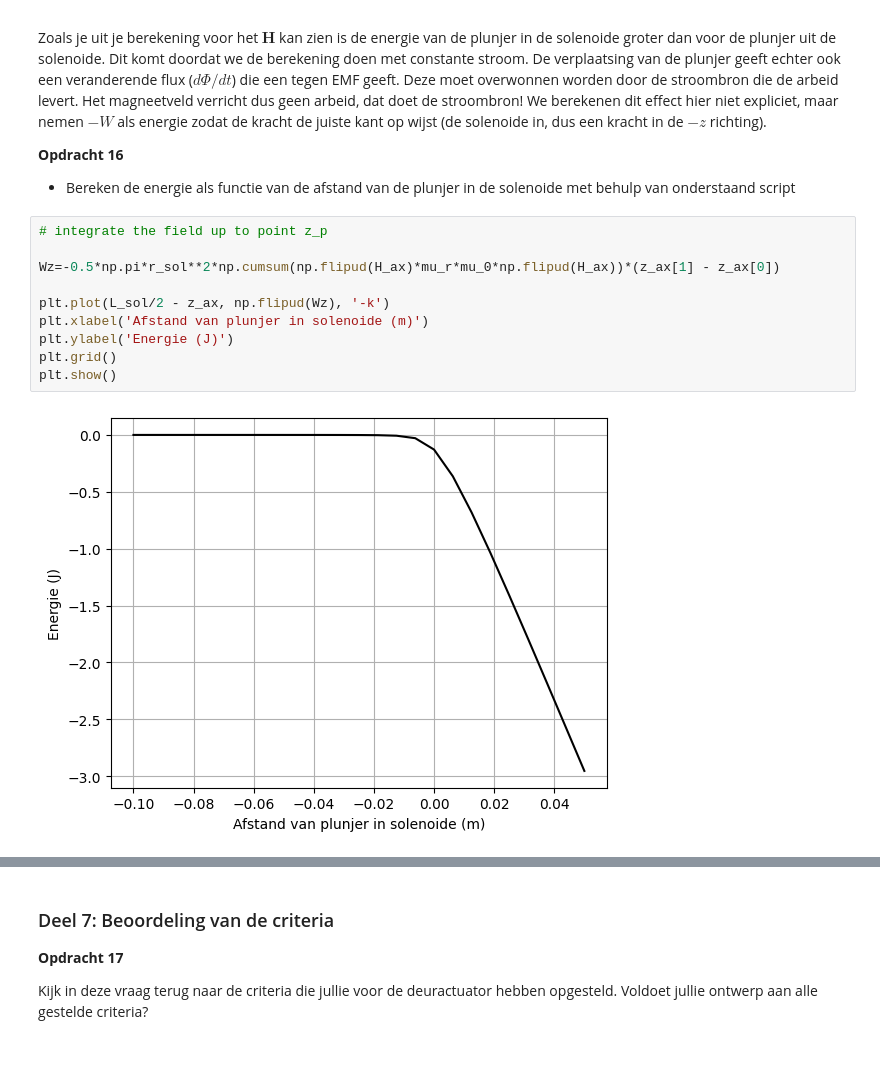
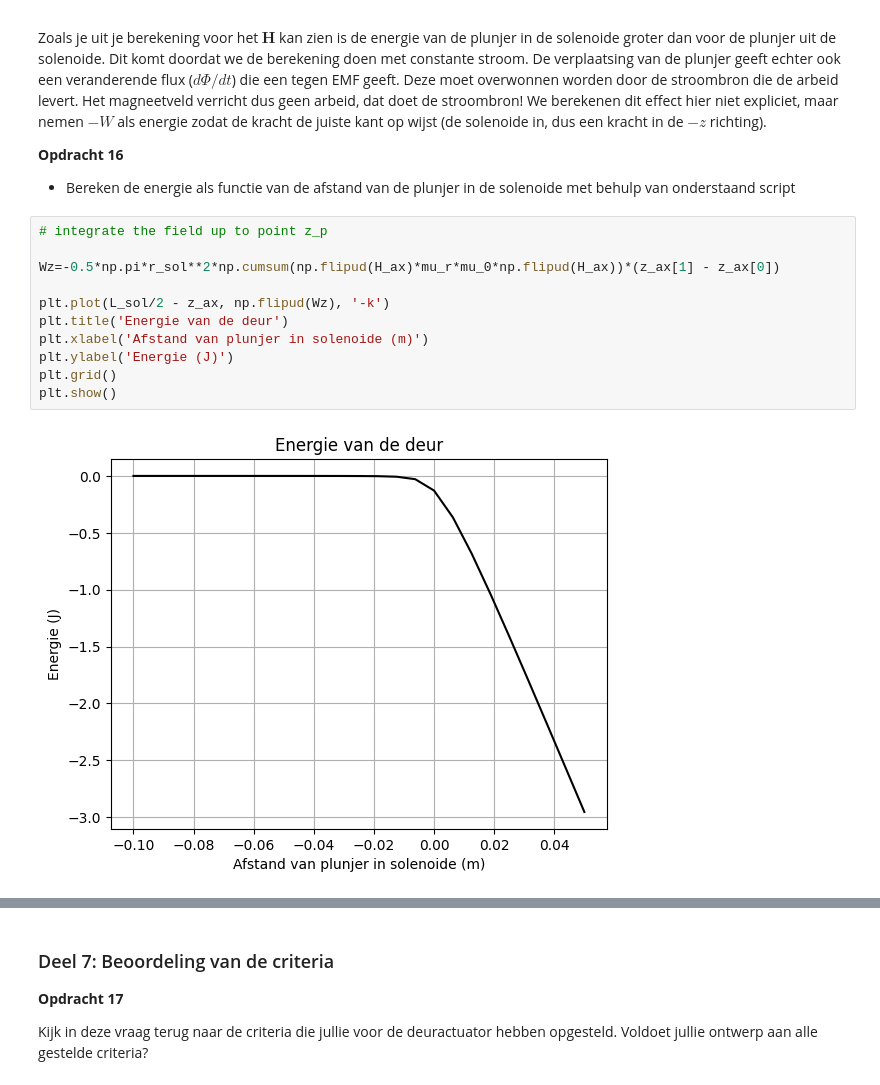
Before and after one commit to BobVill/opdrachten-DEF-D, a Jupyter notebook: KrachtactuatorOpdracht.ipynb, the cells around one changed output, grey strips where cells are left out. Cells and saved outputs as stored; diff of their text form; blank space fills up the shorter version.

```diff
--- a/KrachtactuatorOpdracht.ipynb
+++ b/KrachtactuatorOpdracht.ipynb
@@ -550,15 +550,16 @@ Zoals je uit je berekening voor het $\mathbf{H}$ kan zien is de energie van de p
 # %%
 # integrate the field up to point z_p
 
 Wz=-0.5*np.pi*r_sol**2*np.cumsum(np.flipud(H_ax)*mu_r*mu_0*np.flipud(H_ax))*(z_ax[1] - z_ax[0])
 
 plt.plot(L_sol/2 - z_ax, np.flipud(Wz), '-k')
+plt.title('Energie van de deur')
 plt.xlabel('Afstand van plunjer in solenoide (m)')
 plt.ylabel('Energie (J)')
 plt.grid()
 plt.show()
 # %% [output]
-[figure, old version]
+[figure, new version]
 # %%
 force_analytical = -mu_0*mu_r*np.pi*r_sol**2*omwentelingen**2*I**2/2/L_sol**2 # Kracht uitrekenen numeriek
 force_numerical=np.diff(Wz, n=1, append=[0])/(z_ax[1] - z_ax[0]) # Kracht uitrekenen
```
Also changed, not shown: parts of 3 cells of this notebook.
